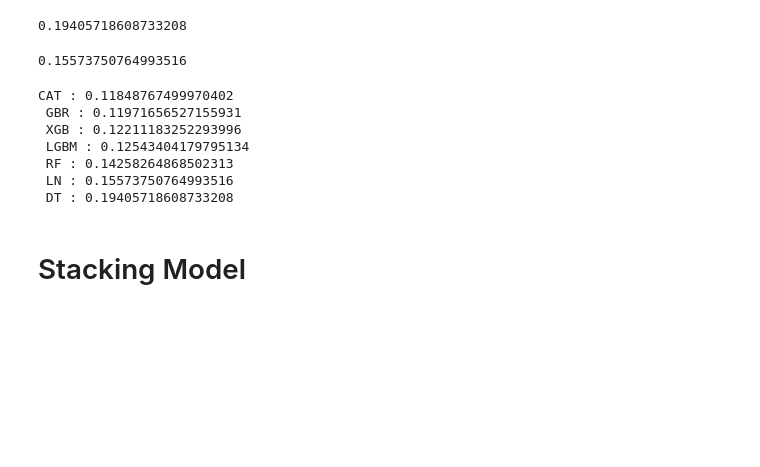
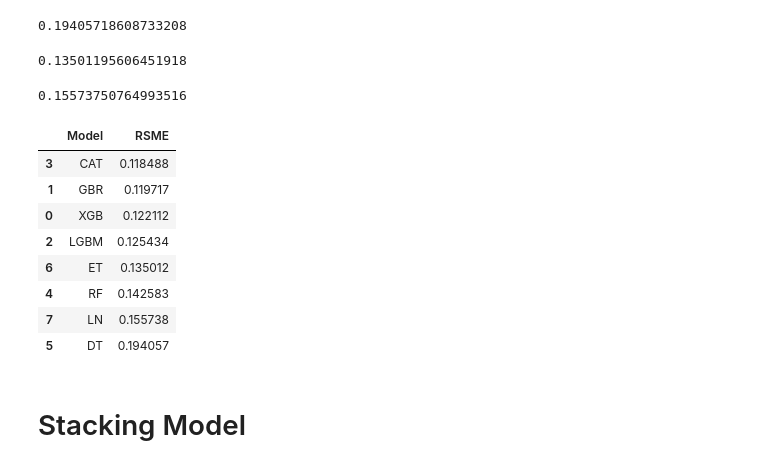
Before and after one commit to kamala2dt/House-Price-Prediction, a Jupyter notebook: house-price-prediction-top8.ipynb, the cells around one changed output. Drawn from its saved outputs; the diff is of its cells as text; code cells hidden in the pictures; blank space fills up the shorter version.

Commit message:
Kaggle Notebook | 🏠 House Price Prediction ~ Top8% | Version 7

```diff
--- a/house-price-prediction-top8.ipynb
+++ b/house-price-prediction-top8.ipynb
@@ -840,6 +841,23 @@ dt_score = rmse(y_valid, dt_pred)
 dt_score
 # %% [output]
 0.19405718608733208
+# %%
+# Extra Tree Regression
+
+et_model = ExtraTreesRegressor(criterion='squared_error',
+                               n_estimators=1000,
+                                max_depth=None,
+                                 max_features=None,
+                                 random_state=2)
+
+
+et_model.fit(X_train, y_train)
+
+et_pred = et_model.predict(X_valid)
+et_score = rmse(y_valid, et_pred)
+et_score
+# %% [output]
+0.13501195606451918
 # %%
 # Linear Regression
 
@@ -851,23 +869,28 @@ ln_score = rmse(y_valid, ln_pred)
 ln_score
 # %% [output]
 0.15573750764993516
-# %%
-print("CAT :",cat_score,"\n",
-      "GBR :",gbr_score,"\n",
-      "XGB :",xgb_score,"\n",
-      "LGBM :",lgbm_score,"\n",
-      "RF :",rf_score,"\n",
-      "LN :", ln_score,"\n",
-      "DT :",dt_score
-      )
-# %% [output]
-CAT : 0.11848767499970402
- GBR : 0.11971656527155931
- XGB : 0.12211183252293996
- LGBM : 0.12543404179795134
- RF : 0.14258264868502313
- LN : 0.15573750764993516
- DT : 0.19405718608733208
+# %%
+# Compare Model
+
+scores_list = [["XGB",xgb_score],["GBR",gbr_score],
+               ["LGBM",lgbm_score],["CAT",cat_score],
+               ["RF",rf_score], ["DT ", dt_score],
+               ["ET ", et_score], ["LN", ln_score]]
+
+scores = (pd.DataFrame(scores_list,columns = ["Model", "RSME"])).sort_values(by=["RSME"], ascending=True, )
+
+
+scores
+# %% [output]
+|  | Model | RSME |
+| 3 | CAT | 0.118488 |
+| 1 | GBR | 0.119717 |
+| 0 | XGB | 0.122112 |
+| 2 | LGBM | 0.125434 |
+| 6 | ET | 0.135012 |
+| 4 | RF | 0.142583 |
+| 7 | LN | 0.155738 |
+| 5 | DT | 0.194057 |
 # %% [markdown]
 # Stacking Model
 # %%
```
Also changed, not shown: parts of 4 cells of this notebook.
